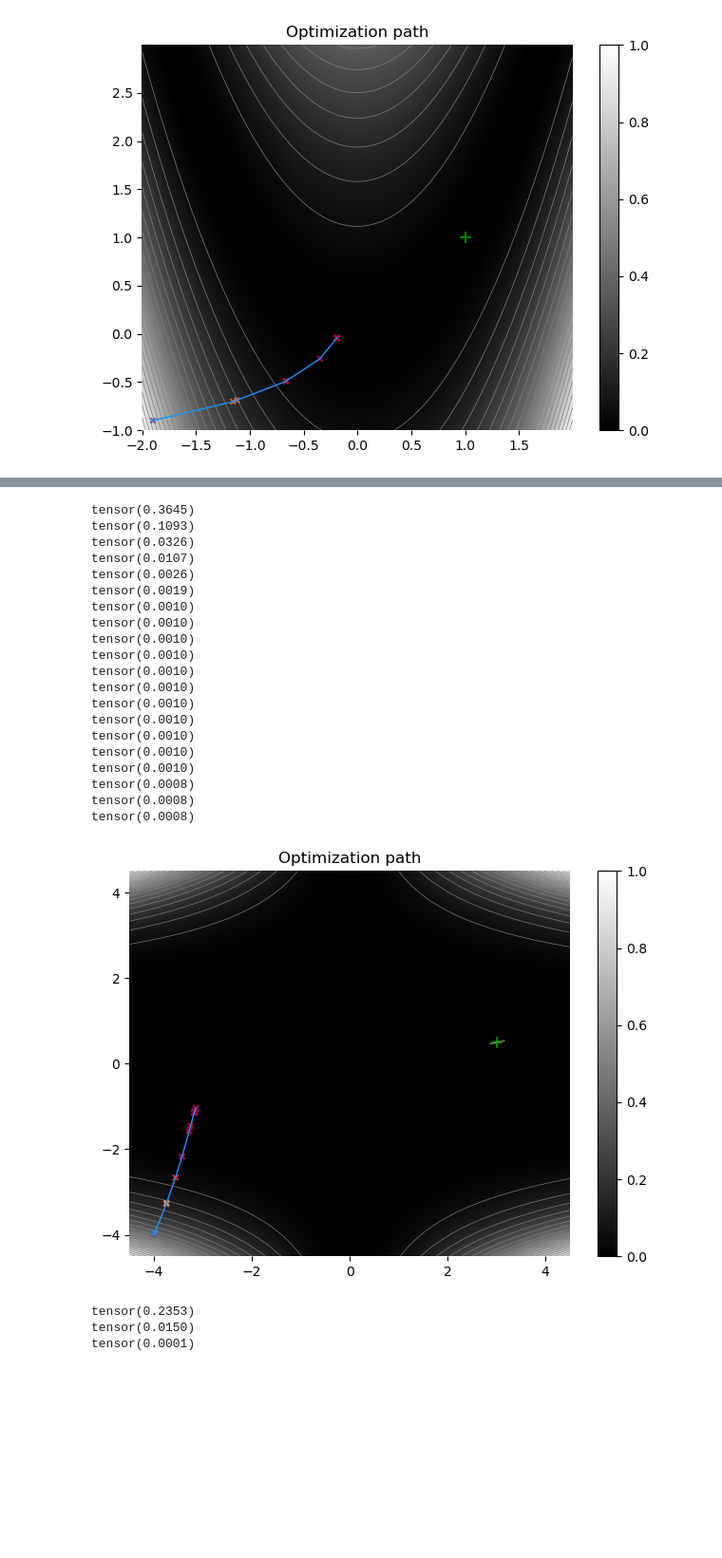
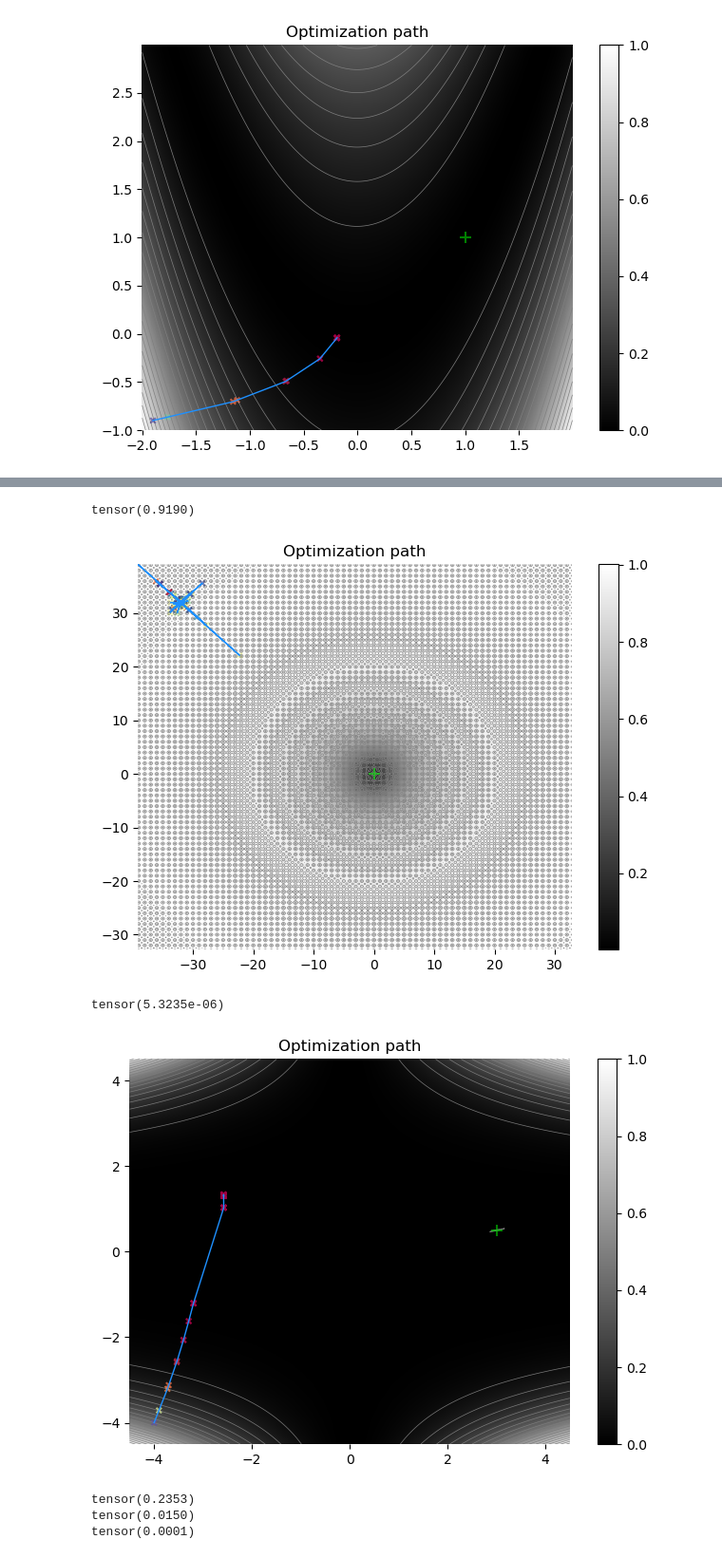
Before and after one commit to inikishev/torchzero-old, a Jupyter notebook: notebooks/algos/GDCGD.ipynb, the cells around one changed output, grey strips where cells are left out. Shown at 95% size. Drawn from its saved outputs; the diff is of its cells as text; code cells hidden in the pictures; blank space fills up the shorter version.

```diff
--- a/notebooks/algos/GDCGD.ipynb
+++ b/notebooks/algos/GDCGD.ipynb
@@ -21,7 +21,7 @@ Parameter containing:
 tensor(0.0265, requires_grad=True)
 # %%
 descent = FunctionDescent2D(surfaces.sphere)
-optimizer = QuadraticGDC(descent.parameters(), lr = 0.1, max_dist=50, discard_over=50, log_minimum_x=True)
+optimizer = QuadraticGDC(descent.parameters(), lr = 0.1, max_dist=10000, discard_over=100000, debug=True)
 for i in range(3):
     def closure(backward:bool):
         loss = descent.step()
@@ -84,7 +84,7 @@ tensor(0.0008)
 [figure]
 # %%
 descent = FunctionDescent2D(surfaces.rastrigin)
-optimizer = QuadraticGDC(descent.parameters(), lr = 1e-1)
+optimizer = QuadraticGDC(descent.parameters(), lr = 1, validate_step=True, max_dist=10000, discard_over=100000, )
 for i in range(100):
     def closure(backward:bool):
         loss = descent.step()
@@ -93,6 +93,6 @@ for i in range(100):
             loss.backward()
         return loss
     loss = optimizer.step(closure)
-    print(loss)
+print(loss)
 descent.plot_path()
 # %% [output]
@@ -117,38 +101,35 @@ tensor(0.1605)
+# %%
+descent = FunctionDescent2D(surfaces.ackley)
+optimizer = QuadraticGDC(descent.parameters(), lr = 2, validate_step=True, max_dist=10000, discard_over=100000, )
+for i in range(1000):
+    def closure(backward:bool):
+        loss = descent.step()
+        if backward:
+            optimizer.zero_grad()
+            loss.backward()
+        return loss
+    loss = optimizer.step(closure)
+print(loss)
+descent.plot_path()
+# %% [output]
+tensor(0.9190)
+[figure, added]
 # %%
 descent = FunctionDescent2D(surfaces.beale)
-optimizer = QuadraticGDC(descent.parameters(), lr = 1e-1, max_dist=10000, discard_over=10000)
-for i in range(20):
+optimizer = QuadraticGDC(descent.parameters(), lr = 5e-1, max_dist=10000, discard_over=10000)
+for i in range(100):
     def closure(backward:bool):
         loss = descent.step()
         if backward:
             optimizer.zero_grad()
             loss.backward()
         return loss
     loss = optimizer.step(closure)
-    print(loss)
+print(loss)
 descent.plot_path()
 # %% [output]
-tensor(0.3645)
-tensor(0.1093)
-tensor(0.0326)
-tensor(0.0107)
-tensor(0.0026)
-tensor(0.0019)
-tensor(0.0010)
-tensor(0.0010)
-tensor(0.0010)
-tensor(0.0010)
-tensor(0.0010)
-tensor(0.0010)
-tensor(0.0010)
-tensor(0.0010)
-tensor(0.0010)
-tensor(0.0010)
-tensor(0.0010)
-tensor(0.0008)
-tensor(0.0008)
-tensor(0.0008)
+tensor(5.3235e-06)
-[figure, old version]
+[figure, new version]
 # %%
 descent = FunctionDescent2D(surfaces.booth)
 optimizer = QuadraticGDC(descent.parameters(), lr = 10, max_dist=10000, discard_over=10000)
```
Also changed, not shown: parts of 4 cells of this notebook, 1 other file.
